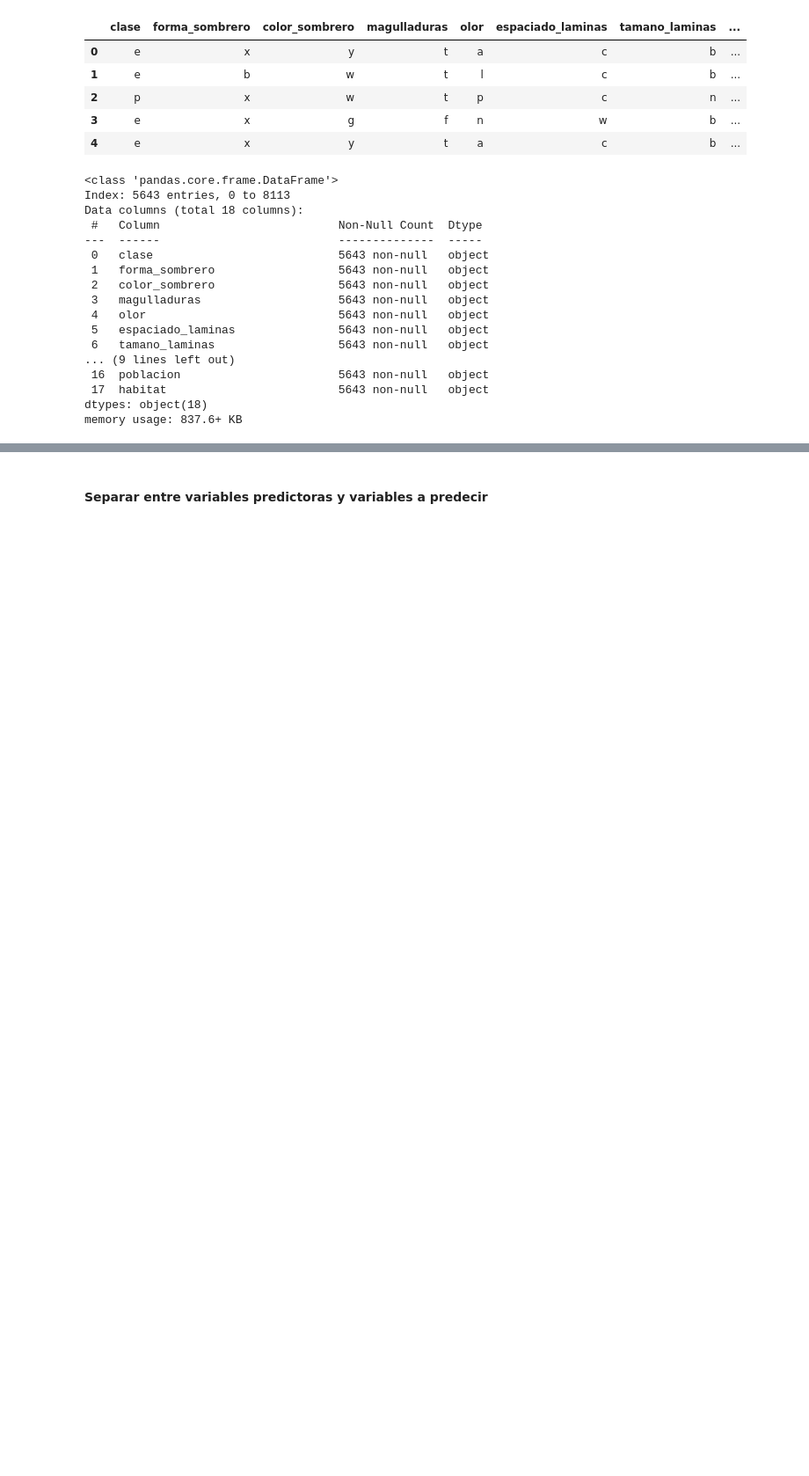
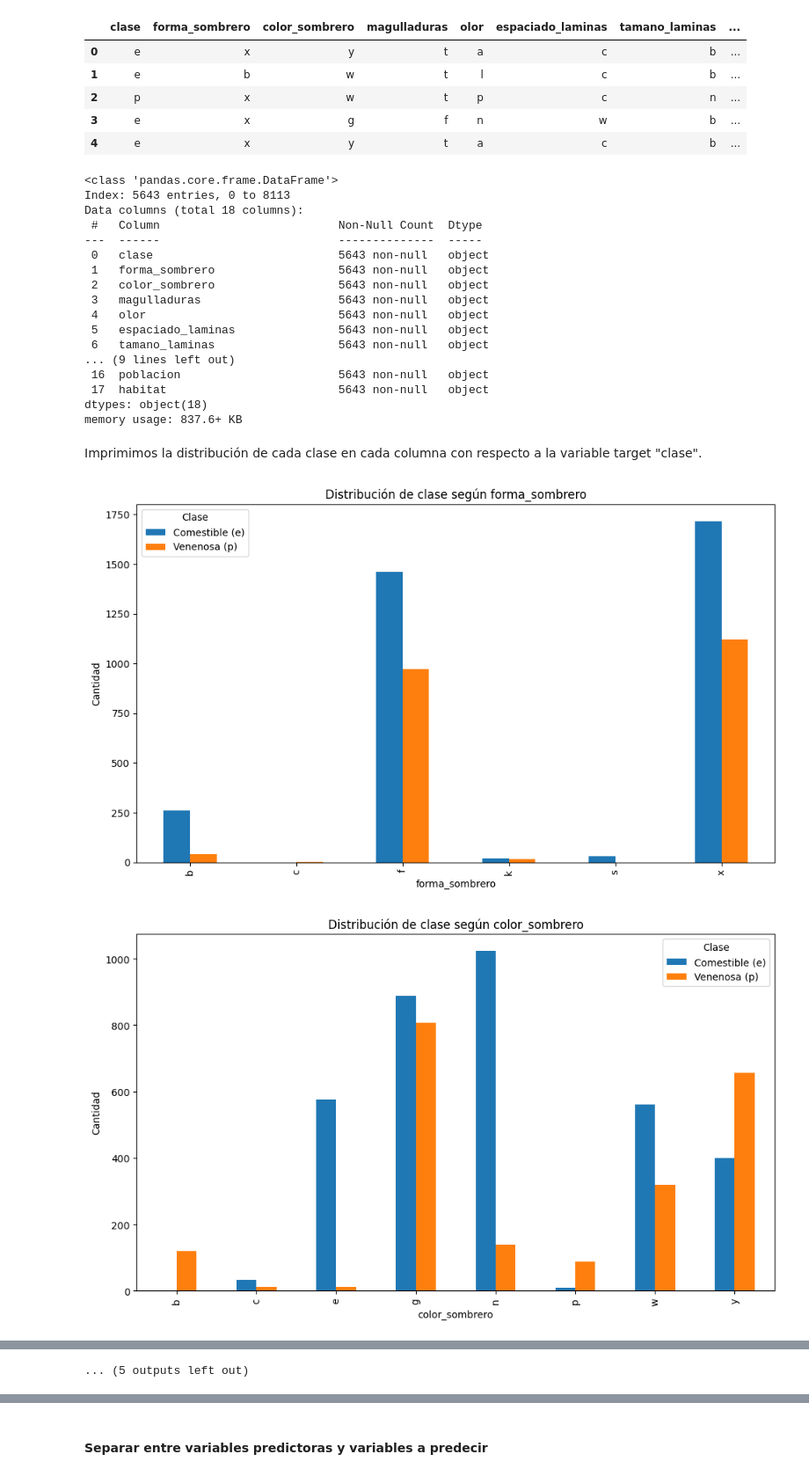
Before and after one commit to alharuty/Proyecto-VIII-ALLA, a Jupyter notebook: EDA.ipynb, the cells around one changed output, grey strips where cells are left out. Shown at 88% size. Cells and saved outputs as stored; diff of their text form; code cells hidden in the pictures; blank space fills up the shorter version.

```diff
--- a/EDA.ipynb
+++ b/EDA.ipynb
@@ -390,3 +390,20 @@ Data columns (total 18 columns):
  17  habitat                         5643 non-null   object
 dtypes: object(18)
 memory usage: 837.6+ KB
+# %% [markdown]
+Imprimimos la distribución de cada clase en cada columna con respecto a la variable target "clase".
+# %%
+predictoras = df.columns.drop('clase')
+
+for col in predictoras:
+    conteo = pd.crosstab(df[col], df['clase'])
+    conteo.plot(kind='bar', figsize=(10, 6))
+    plt.title(f'Distribución de clase según {col}')
+    plt.xlabel(col)
+    plt.ylabel('Cantidad')
+    plt.legend(title='Clase', labels=['Comestible (e)', 'Venenosa (p)'])
+    plt.tight_layout()
+    plt.show()
+# %% [output]
+[figure, added]
+[figure, added]
@@ -392,0 +420 @@ memory usage: 837.6+ KB
+... (5 outputs left out)
```
Also changed, not shown: parts of 5 cells of this notebook.
